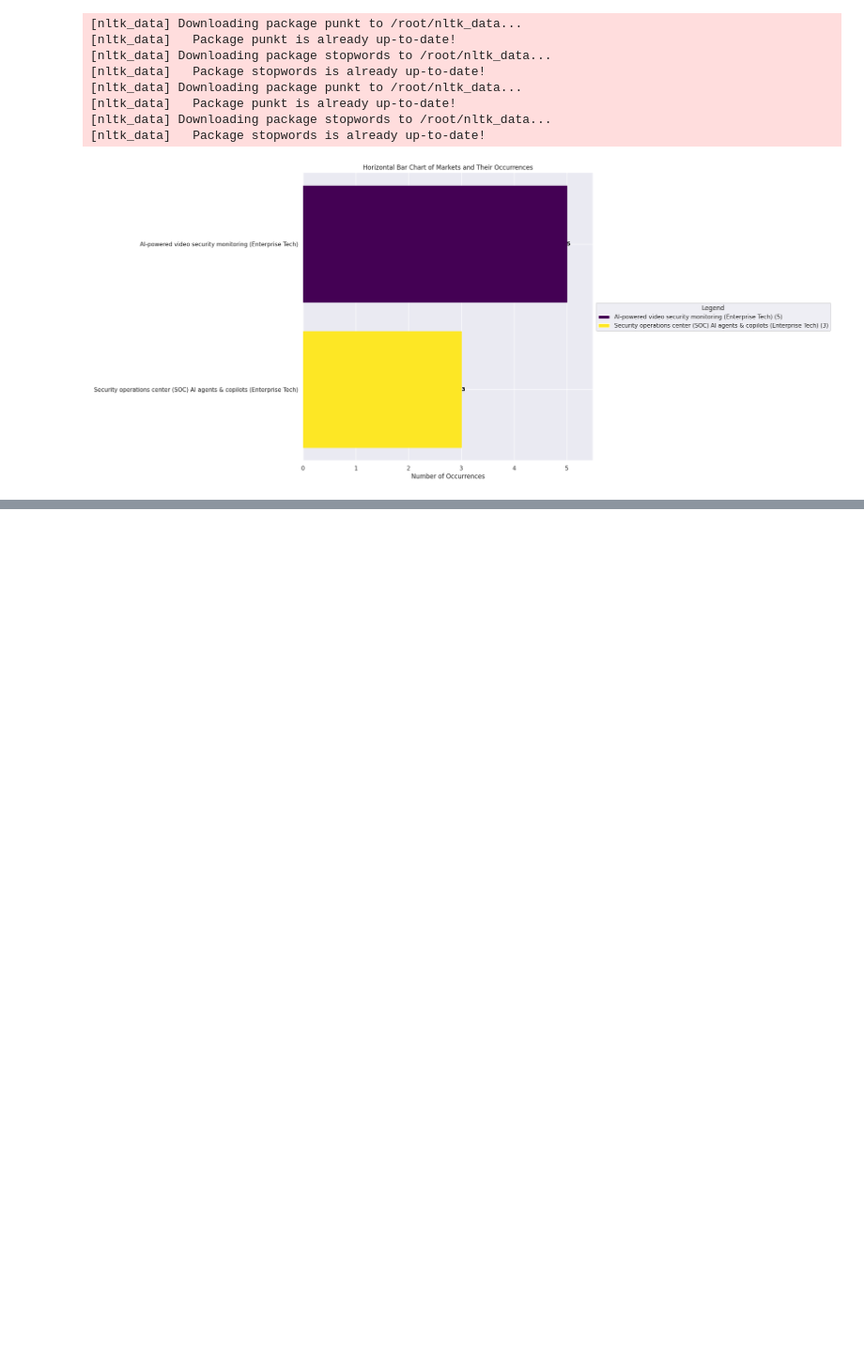
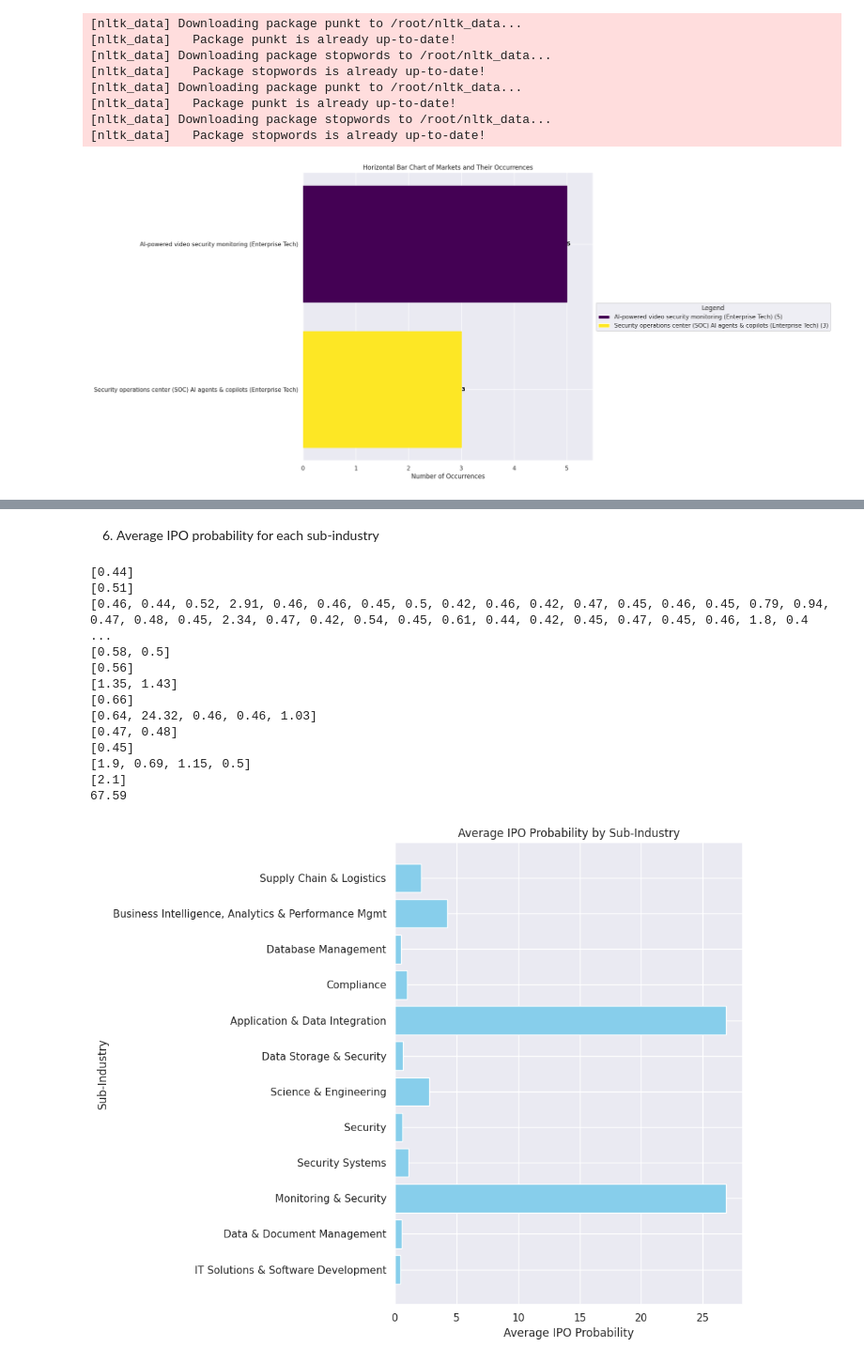
Before and after one commit to alessandrotavazzi/collaboration_swisscom, a Jupyter notebook: data_analysis.ipynb, the cells around one changed output, grey strips where cells are left out. Shown at 94% size. Cells and saved outputs as stored; diff of their text form; code cells hidden in the pictures; blank space fills up the shorter version.

```diff
--- a/data_analysis.ipynb
+++ b/data_analysis.ipynb
@@ -1169,0 +1200,38 @@ TypeError: agg function failed [how->mean,dtype->object]
+# %% [markdown]
+6) Average IPO probability for each sub-industry
+# %%
+# Create cleaned industry names and calculate probabilities
+industry_probs = {}
+for industry in set(data['Sub-Industry']):
+    mydata = data[data['Sub-Industry']==industry]
+    mylist = [float(x.rstrip('%')) for x in list(mydata['IPO Probability'])]
+    # Calculate average probability for each industry
+    industry_probs[industry] = sum(mylist)
+
+# Convert dictionary to lists for plotting
+industries = list(industry_probs.keys())
+probs = list(industry_probs.values())
+
+# Visualize in a horizontal bar plot
+plt.figure(figsize=(10, 8))
+plt.barh(industries, probs, color='skyblue')
+plt.title('Average IPO Probability by Sub-Industry')
+plt.xlabel('Average IPO Probability')
+plt.ylabel('Sub-Industry')
+plt.tight_layout()
+plt.show()
+# %% [output]
+[0.44]
+[0.51]
+[0.46, 0.44, 0.52, 2.91, 0.46, 0.46, 0.45, 0.5, 0.42, 0.46, 0.42, 0.47, 0.45, 0.46, 0.45, 0.79, 0.94, 0.47, 0.48, 0.45, 2.34, 0.47, 0.42, 0.54, 0.45, 0.61, 0.44, 0.42, 0.45, 0.47, 0.45, 0.46, 1.8, 0.4 ...
+[0.58, 0.5]
+[0.56]
+[1.35, 1.43]
+[0.66]
+[0.64, 24.32, 0.46, 0.46, 1.03]
+[0.47, 0.48]
+[0.45]
+[1.9, 0.69, 1.15, 0.5]
+[2.1]
+67.59
+[figure, added]
```
Also changed, not shown: parts of 22 cells of this notebook.
